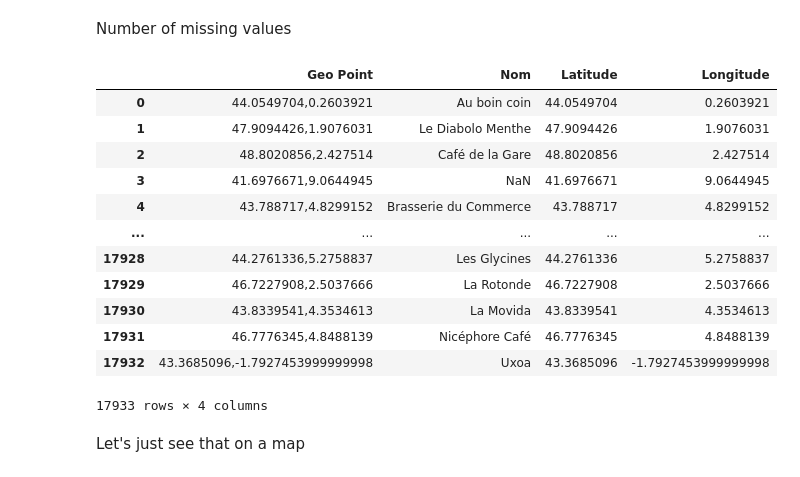
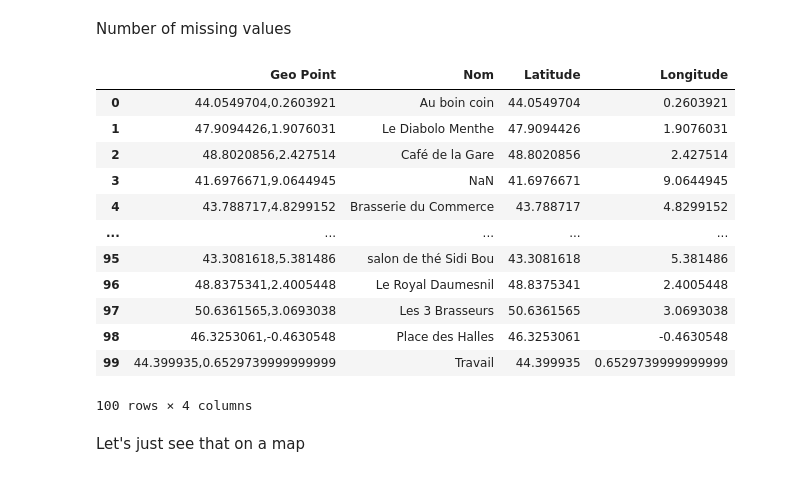
Before and after one commit to youenn-loie/delta, a Jupyter notebook: bars/src/data_bars/main.ipynb, the cells around one changed output. Cells and saved outputs as stored; diff of their text form; code cells hidden in the pictures.

```diff
--- a/bars/src/data_bars/main.ipynb
+++ b/bars/src/data_bars/main.ipynb
@@ -108,22 +108,22 @@ data_bars.drop('Geo Point', 1)
 Number of missing values
 # %%
 data_bars.isnull().sum().sum()
-# data_bars = data_bars.head(10)
+data_bars = data_bars.head(100)
 data_bars
 # %% [output]
 |  | Geo Point | Nom | Latitude | Longitude |
 | 0 | 44.0549704,0.2603921 | Au boin coin | 44.0549704 | 0.2603921 |
 | 1 | 47.9094426,1.9076031 | Le Diabolo Menthe | 47.9094426 | 1.9076031 |
 | 2 | 48.8020856,2.427514 | Café de la Gare | 48.8020856 | 2.427514 |
 | 3 | 41.6976671,9.0644945 | NaN | 41.6976671 | 9.0644945 |
 | 4 | 43.788717,4.8299152 | Brasserie du Commerce | 43.788717 | 4.8299152 |
 | ... | ... | ... | ... | ... |
-| 17928 | 44.2761336,5.2758837 | Les Glycines | 44.2761336 | 5.2758837 |
-| 17929 | 46.7227908,2.5037666 | La Rotonde | 46.7227908 | 2.5037666 |
-| 17930 | 43.8339541,4.3534613 | La Movida | 43.8339541 | 4.3534613 |
-| 17931 | 46.7776345,4.8488139 | Nicéphore Café | 46.7776345 | 4.8488139 |
-| 17932 | 43.3685096,-1.7927453999999998 | Uxoa | 43.3685096 | -1.7927453999999998 |
+| 95 | 43.3081618,5.381486 | salon de thé Sidi Bou | 43.3081618 | 5.381486 |
+| 96 | 48.8375341,2.4005448 | Le Royal Daumesnil | 48.8375341 | 2.4005448 |
+| 97 | 50.6361565,3.0693038 | Les 3 Brasseurs | 50.6361565 | 3.0693038 |
+| 98 | 46.3253061,-0.4630548 | Place des Halles | 46.3253061 | -0.4630548 |
+| 99 | 44.399935,0.6529739999999999 | Travail | 44.399935 | 0.6529739999999999 |
-17933 rows × 4 columns
+100 rows × 4 columns
 # %% [markdown]
 Let's just see that on a map
 # %%
```
Also changed, not shown: parts of 5 cells of this notebook.
